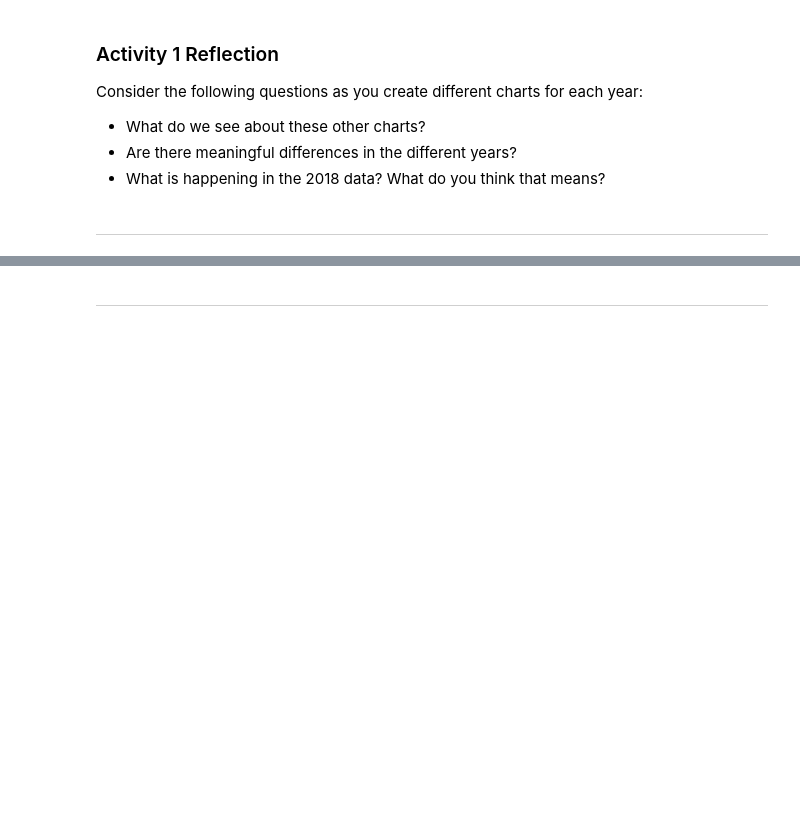
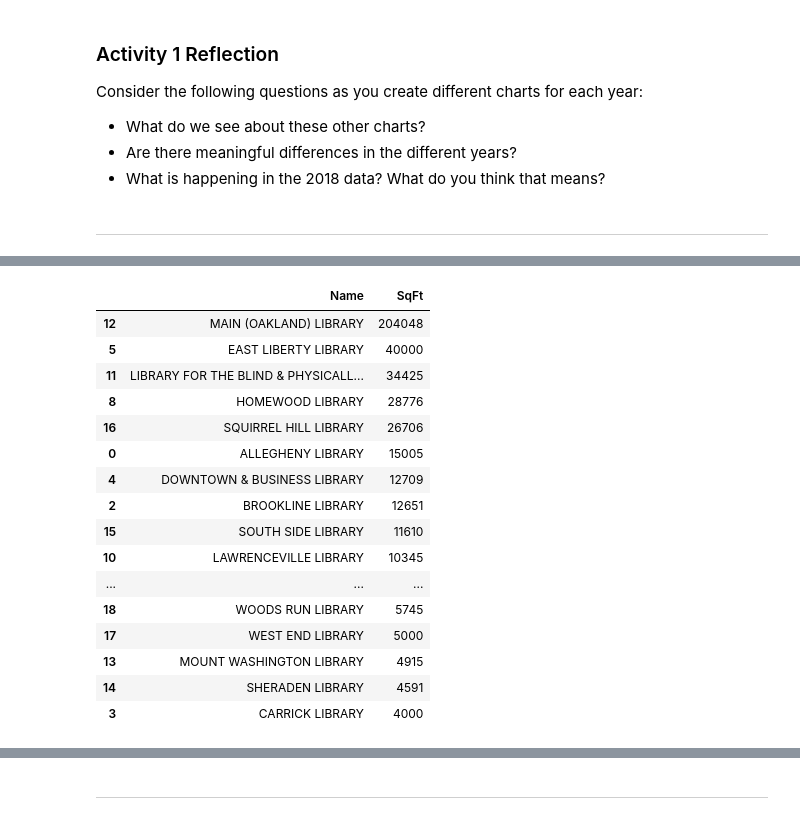
Before and after one commit to mcburton/civic-data-deep-dive, a Jupyter notebook: Activities.ipynb, the cells around one changed output, grey strips where cells are left out. Cells and saved outputs as stored; diff of their text form; code cells hidden in the pictures; blank space fills up the shorter version.

```diff
--- a/Activities.ipynb
+++ b/Activities.ipynb
@@ -63,0 +103,21 @@ Consider the following questions as you create different charts for each year:
+# %%
+# Attempt Number 3
+library_locations.sort_values("SqFt", ascending=False)[["Name", "SqFt"]]
+# %% [output]
+|  | Name | SqFt |
+| 12 | MAIN (OAKLAND) LIBRARY | 204048 |
+| 5 | EAST LIBERTY LIBRARY | 40000 |
+| 11 | LIBRARY FOR THE BLIND & PHYSICALL... | 34425 |
+| 8 | HOMEWOOD LIBRARY | 28776 |
+| 16 | SQUIRREL HILL LIBRARY | 26706 |
+| 0 | ALLEGHENY LIBRARY | 15005 |
+| 4 | DOWNTOWN & BUSINESS LIBRARY | 12709 |
+| 2 | BROOKLINE LIBRARY | 12651 |
+| 15 | SOUTH SIDE LIBRARY | 11610 |
+| 10 | LAWRENCEVILLE LIBRARY | 10345 |
+| ... | ... | ... |
+| 18 | WOODS RUN LIBRARY | 5745 |
+| 17 | WEST END LIBRARY | 5000 |
+| 13 | MOUNT WASHINGTON LIBRARY | 4915 |
+| 14 | SHERADEN LIBRARY | 4591 |
+| 3 | CARRICK LIBRARY | 4000 |
```
Also changed, not shown: parts of 19 cells of this notebook, 2 other files.
